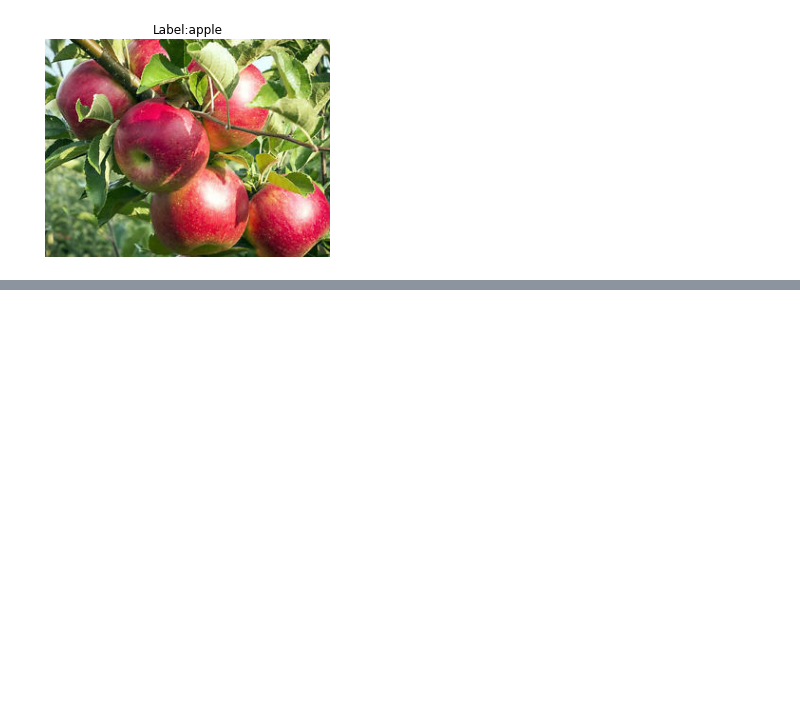
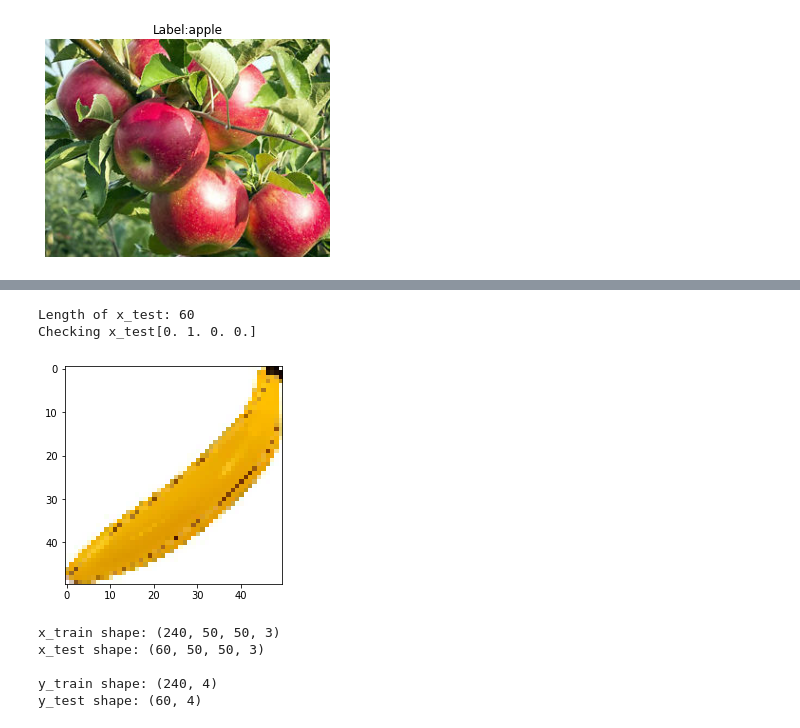
Before and after one commit to vishwan454/Machine_learning1, a Jupyter notebook: object_detection/Object_detection.ipynb, the cells around one changed output, grey strips where cells are left out. Drawn from its saved outputs; the diff is of its cells as text; code cells hidden in the pictures; blank space fills up the shorter version.

```diff
--- a/object_detection/Object_detection.ipynb
+++ b/object_detection/Object_detection.ipynb
@@ -89,0 +127,9 @@ x_test = np.array(x_test)
+# %%
+print("Length of x_test:", len(x_test))
+plt.imshow(x_test[34])
+print("Checking x_test" + str(y_test[34]))
+plt.show()
+# %% [output]
+Length of x_test: 60
+Checking x_test[0. 1. 0. 0.]
+[figure, added]
@@ -89,0 +141,12 @@ x_test = np.array(x_test)
+# %%
+print("x_train shape:", x_train.shape)
+print("x_test shape:", x_test.shape)
+
+print("\ny_train shape:", y_train.shape)
+print("y_test shape:", y_test.shape)
+# %% [output]
+x_train shape: (240, 50, 50, 3)
+x_test shape: (60, 50, 50, 3)
+
+y_train shape: (240, 4)
+y_test shape: (60, 4)
```
Also changed, not shown: parts of 12 cells of this notebook.
